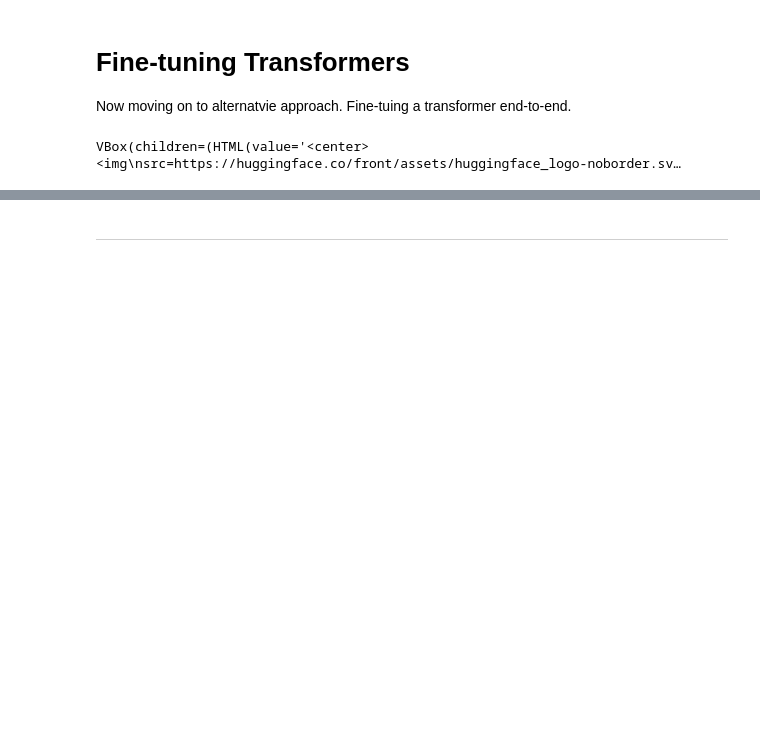
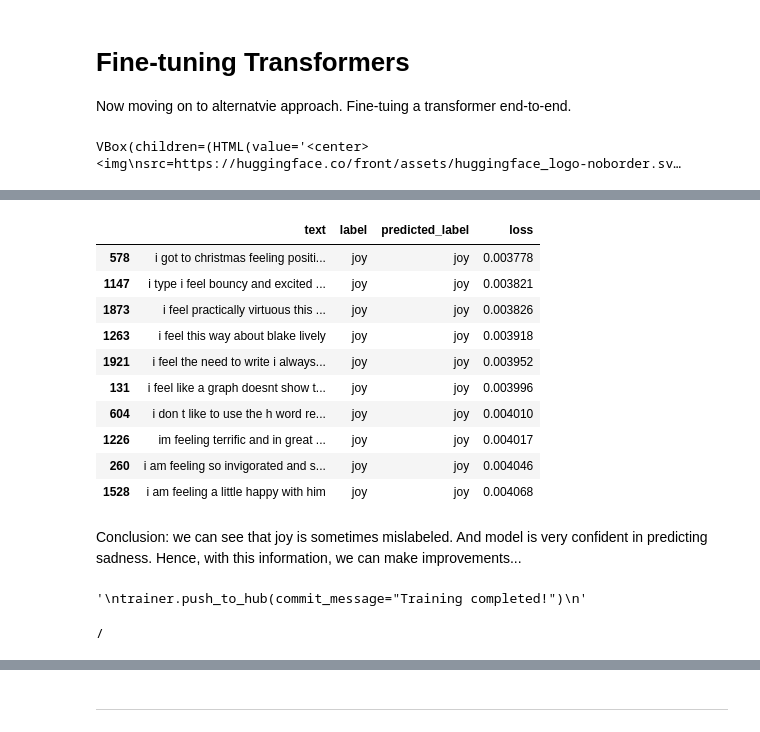
Before and after one commit to Ice-Citron/NLP-Transformer, a Jupyter notebook: Chapter 2/CS_EE_DilstilBERT_notes.ipynb, the cells around one changed output, grey strips where cells are left out. Cells and saved outputs as stored; diff of their text form; code cells hidden in the pictures; blank space fills up the shorter version.

```diff
--- a/Chapter 2/CS_EE_DilstilBERT_notes.ipynb
+++ b/Chapter 2/CS_EE_DilstilBERT_notes.ipynb
@@ -536,0 +631,31 @@ KeyError: 'email'
+# %%
+df_test.sort_values("loss", ascending=True).head(10)
+# %% [output]
+|  | text | label | predicted_label | loss |
+| 578 | i got to christmas feeling positi... | joy | joy | 0.003778 |
+| 1147 | i type i feel bouncy and excited ... | joy | joy | 0.003821 |
+| 1873 | i feel practically virtuous this ... | joy | joy | 0.003826 |
+| 1263 | i feel this way about blake lively | joy | joy | 0.003918 |
+| 1921 | i feel the need to write i always... | joy | joy | 0.003952 |
+| 131 | i feel like a graph doesnt show t... | joy | joy | 0.003996 |
+| 604 | i don t like to use the h word re... | joy | joy | 0.004010 |
+| 1226 | im feeling terrific and in great ... | joy | joy | 0.004017 |
+| 260 | i am feeling so invigorated and s... | joy | joy | 0.004046 |
+| 1528 | i am feeling a little happy with him | joy | joy | 0.004068 |
+# %% [markdown]
+Conclusion: we can see that joy is sometimes mislabeled. And model is very confident in predicting sadness. Hence, with this information, we can make improvements...
+# %%
+# Saving and sharing the model
+"""
+trainer.push_to_hub(commit_message="Training completed!")
+"""
+# %% [output]
+'\ntrainer.push_to_hub(commit_message="Training completed!")\n'
+# %%
+# Use a pipeline as a high-level helper
+%cd ..
+from transformers import pipeline
+
+pipe = pipeline("text-classification", model="shng2025/distilbert-base-uncased-finetuned-emotion")
+# %% [output]
+/
```
Also changed, not shown: parts of 22 cells of this notebook.
